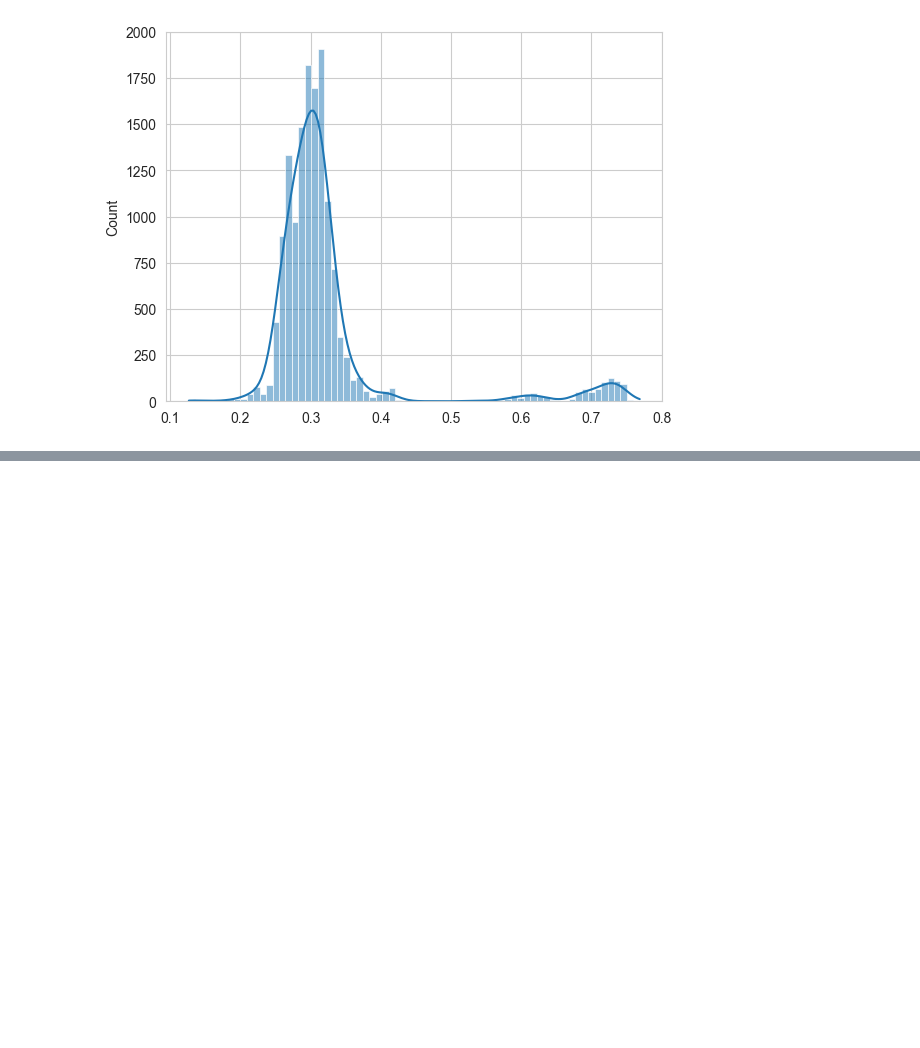
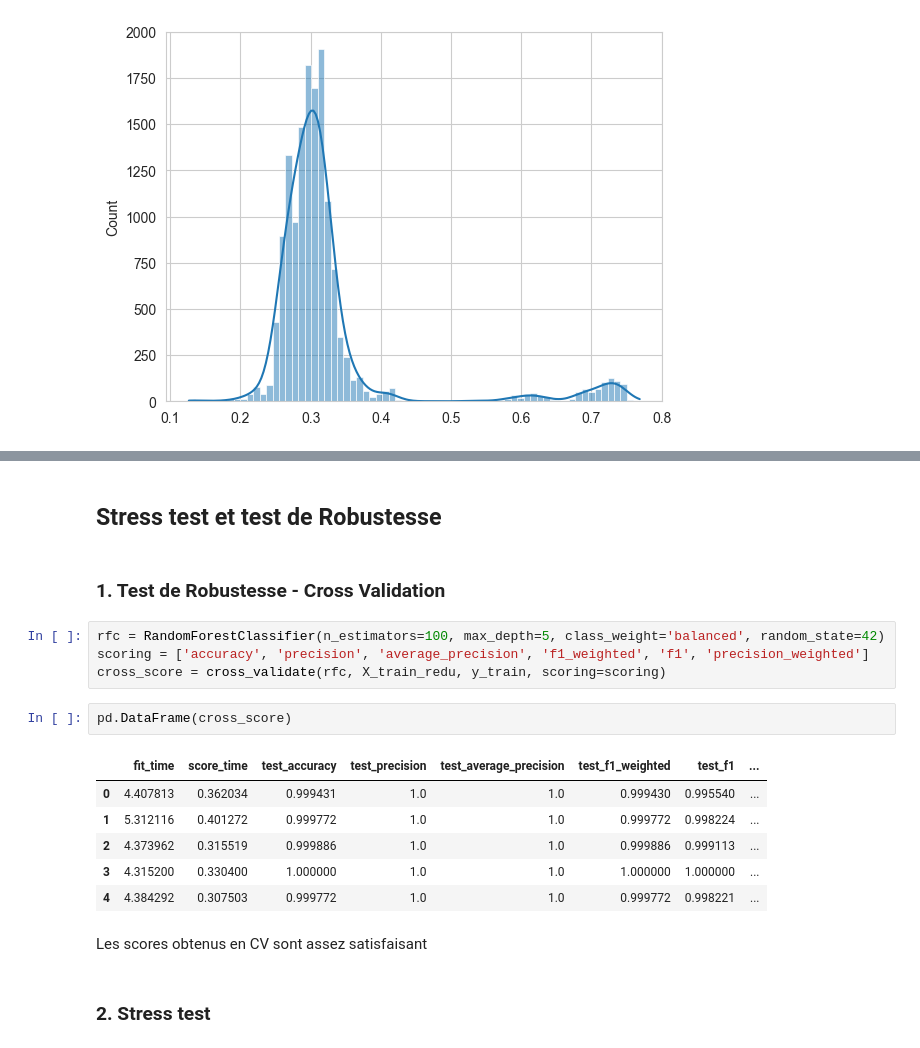
Before and after one commit to Aurami11/ml_tarification_classification, a Jupyter notebook: ml_tarification_auto.ipynb, the cells around one changed output, grey strips where cells are left out. Cells and saved outputs as stored; diff of their text form; blank space fills up the shorter version.

```diff
--- a/ml_tarification_auto.ipynb
+++ b/ml_tarification_auto.ipynb
@@ -888,0 +903,21 @@ sns.histplot(data=tarification_simple.proba_sinistre, kde=True, bins=70)
+# %% [markdown]
+## Stress test et test de Robustesse
+# %% [markdown]
+### 1. Test de Robustesse - Cross Validation
+# %%
+rfc = RandomForestClassifier(n_estimators=100, max_depth=5, class_weight='balanced', random_state=42)
+scoring = ['accuracy', 'precision', 'average_precision', 'f1_weighted', 'f1', 'precision_weighted']
+cross_score = cross_validate(rfc, X_train_redu, y_train, scoring=scoring)
+# %%
+pd.DataFrame(cross_score)
+# %% [output]
+|  | fit_time | score_time | test_accuracy | test_precision | test_average_precision | test_f1_weighted | test_f1 | ... |
+| 0 | 4.407813 | 0.362034 | 0.999431 | 1.0 | 1.0 | 0.999430 | 0.995540 | ... |
+| 1 | 5.312116 | 0.401272 | 0.999772 | 1.0 | 1.0 | 0.999772 | 0.998224 | ... |
+| 2 | 4.373962 | 0.315519 | 0.999886 | 1.0 | 1.0 | 0.999886 | 0.999113 | ... |
+| 3 | 4.315200 | 0.330400 | 1.000000 | 1.0 | 1.0 | 1.000000 | 1.000000 | ... |
+| 4 | 4.384292 | 0.307503 | 0.999772 | 1.0 | 1.0 | 0.999772 | 0.998221 | ... |
+# %% [markdown]
+Les scores obtenus en CV sont assez satisfaisant
+# %% [markdown]
+### 2. Stress test
```
Also changed, not shown: parts of 6 cells of this notebook.
